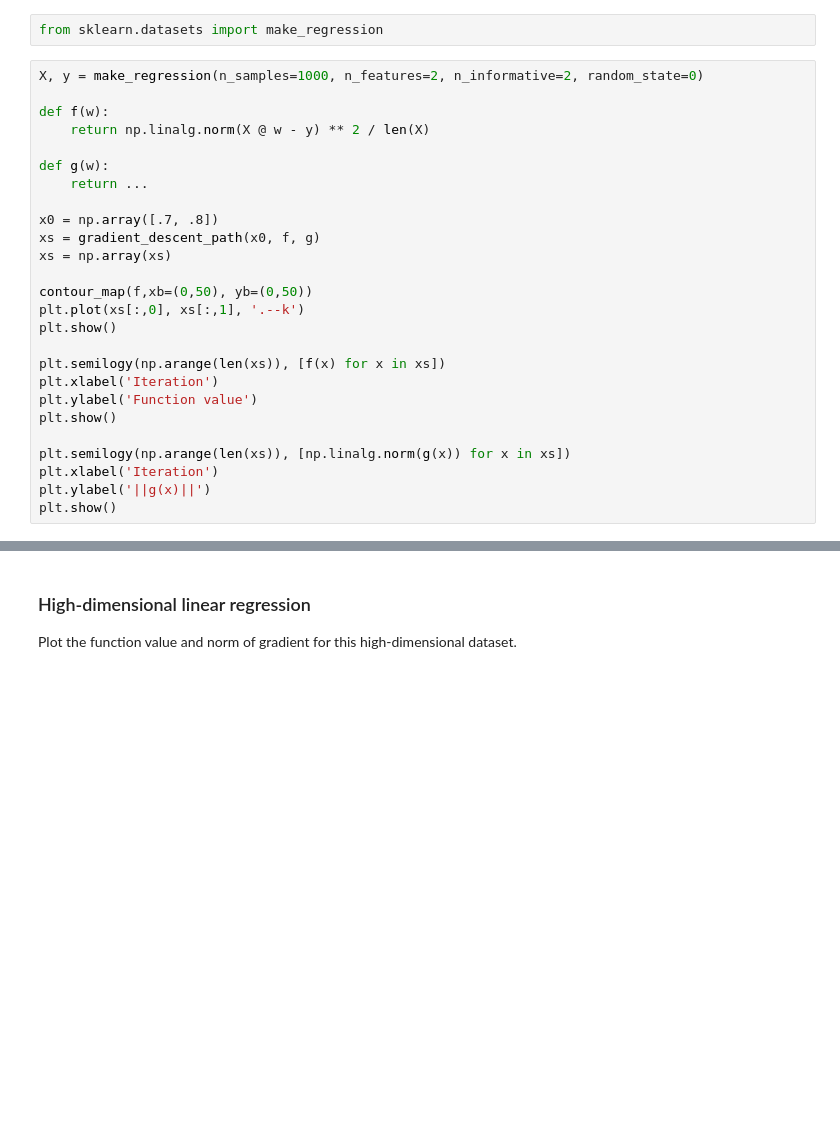
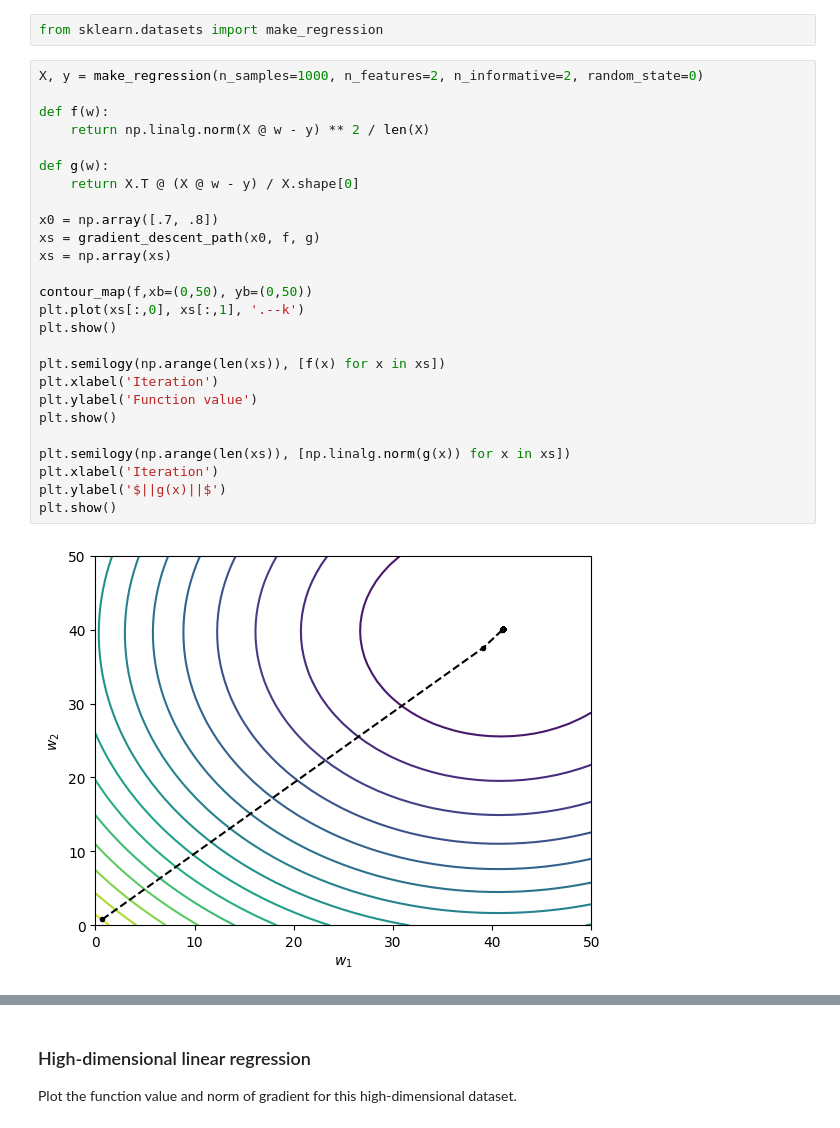
Before and after one commit to CallMeL/OML-hw, a Jupyter notebook: gradient_descent.ipynb, the cells around one changed output, grey strips where cells are left out. Drawn from its saved outputs; the diff is of its cells as text; blank space fills up the shorter version.

```diff
--- a/gradient_descent.ipynb
+++ b/gradient_descent.ipynb
@@ -218,26 +220,28 @@ from sklearn.datasets import make_regression
 # %%
 X, y = make_regression(n_samples=1000, n_features=2, n_informative=2, random_state=0)
 
 def f(w):
     return np.linalg.norm(X @ w - y) ** 2 / len(X)
 
 def g(w):
-    return ...
+    return X.T @ (X @ w - y) / X.shape[0]
 
 x0 = np.array([.7, .8])
 xs = gradient_descent_path(x0, f, g)
 xs = np.array(xs)
 
 contour_map(f,xb=(0,50), yb=(0,50))
 plt.plot(xs[:,0], xs[:,1], '.--k')
 plt.show()
 
 plt.semilogy(np.arange(len(xs)), [f(x) for x in xs])
 plt.xlabel('Iteration')
 plt.ylabel('Function value')
 plt.show()
 
 plt.semilogy(np.arange(len(xs)), [np.linalg.norm(g(x)) for x in xs])
 plt.xlabel('Iteration')
-plt.ylabel('||g(x)||')
+plt.ylabel('$||g(x)||$')
 plt.show()
+# %% [output]
+[figure, added]
```
Also changed, not shown: parts of 12 cells of this notebook.
